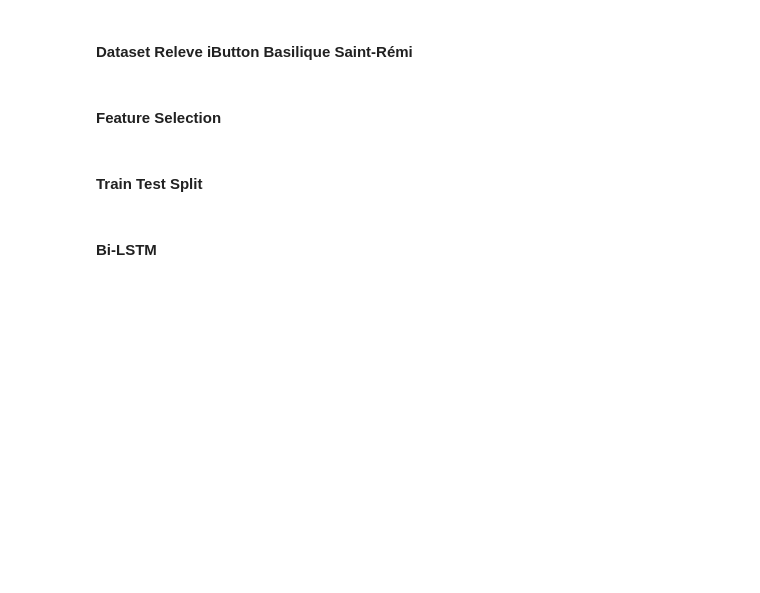
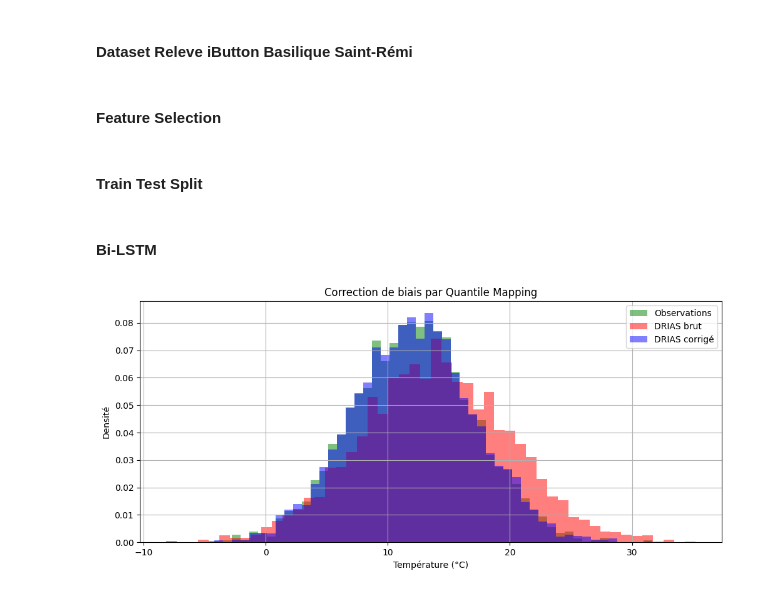
Before and after one commit to kubit07/data_analyse_DRIAS, a Jupyter notebook: bidirectional_lstm_model.ipynb, the cells around one changed output. Drawn from its saved outputs; the diff is of its cells as text; code cells hidden in the pictures; blank space fills up the shorter version.

```diff
--- a/bidirectional_lstm_model.ipynb
+++ b/bidirectional_lstm_model.ipynb
@@ -848,3 +880,43 @@ a
 b
 # %%
 a
+# %%
+import numpy as np
+import matplotlib.pyplot as plt
+from sklearn.preprocessing import QuantileTransformer
+
+# ⚠️ Données fictives (remplace par les tiennes)
+# Exemple : températures moyennes journalières entre 2009 et 2020 (~4000 jours)
+np.random.seed(42)
+obs = np.random.normal(loc=12, scale=5, size=4000)        # Observations : moyenne 12°C
+drias = np.random.normal(loc=14, scale=6, size=4000)      # DRIAS : biais de +2°C
+
+# 📌 Mise en forme
+obs = obs.reshape(-1, 1)
+drias = drias.reshape(-1, 1)
+
+# 🔄 Initialisation des transformateurs
+qt_obs = QuantileTransformer(n_quantiles=100, output_distribution='uniform')
+qt_drias = QuantileTransformer(n_quantiles=100, output_distribution='uniform')
+
+# 📈 Apprentissage des distributions
+qt_obs.fit(obs)
+qt_drias.fit(drias)
+
+# 🔁 Quantile mapping : transformation puis reprojection
+quantiles_drias = qt_drias.transform(drias)
+drias_corrige = qt_obs.inverse_transform(quantiles_drias)
+
+# 📊 Visualisation
+plt.figure(figsize=(12, 5))
+plt.hist(obs, bins=50, alpha=0.5, label='Observations', color='green', density=True)
+plt.hist(drias, bins=50, alpha=0.5, label='DRIAS brut', color='red', density=True)
+plt.hist(drias_corrige, bins=50, alpha=0.5, label='DRIAS corrigé', color='blue', density=True)
+plt.legend()
+plt.title("Correction de biais par Quantile Mapping")
+plt.xlabel("Température (°C)")
+plt.ylabel("Densité")
+plt.grid(True)
+plt.show()
+# %% [output]
+[figure, added]
```
Also changed, not shown: parts of 9 cells of this notebook.
